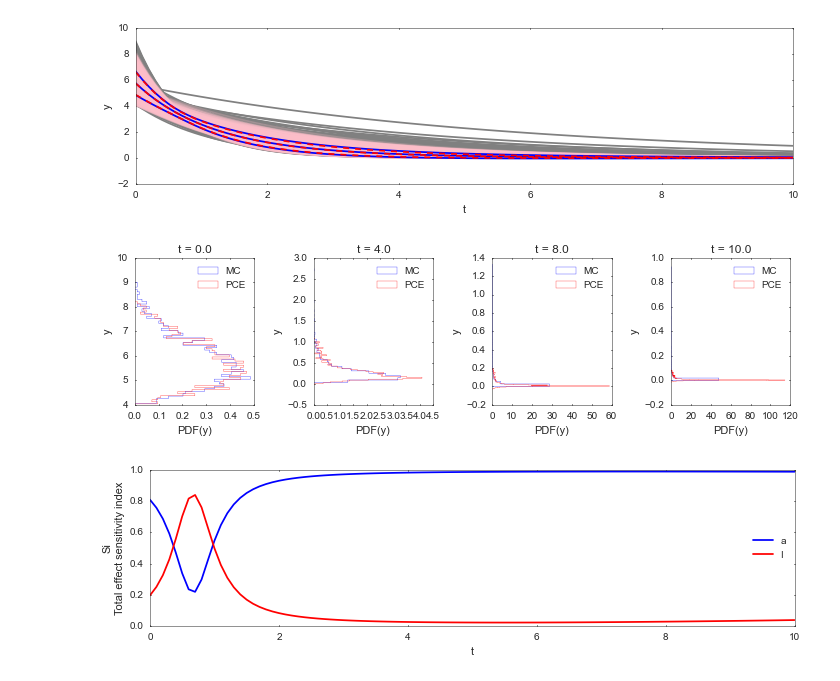
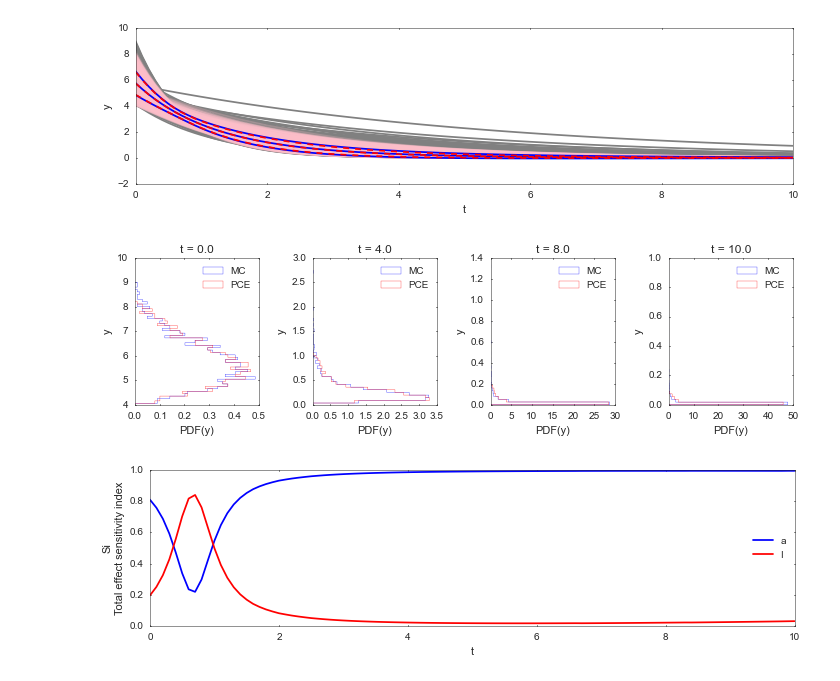
Before and after one commit to brauliobarahona/PCE-4-WindEnergy, a Jupyter notebook: Example/5)_Example.ipynb, the cells around one changed output. Drawn from its saved outputs; the diff is of its cells as text; code cells hidden in the pictures.

Commit message:
Added case 4b with improved convergence for correlated pdf(x). Fixed bug in convergence plots for variance.

```diff
--- a/Example/5)_Example.ipynb
+++ b/Example/5)_Example.ipynb
@@ -109,7 +109,11 @@ P = cp.orth_ttr(M,dist_R)
 nodes_R = dist_R.sample(2**M-1,rule='M') #
 nodes_Q = dist_Q.inv(dist_R.fwd(nodes_R))
 sample_u_pc = [u(x,*node) for node in nodes_Q.T]
-u_hat = cp.fit_regression(P, nodes_R, sample_u_pc)
+# %%
+u_hat = cp.fit_regression(P, nodes_R, sample_u_pc,
+                          #rule='LS')
+                          #rule='T',alpha=1e-2)
+                          rule='LL', alpha=1e-9, max_iter=300)
 # %%
 fig = plt.figure(figsize=[3,3])
 ax = fig.add_subplot(111)
@@ -151,7 +155,8 @@ for i in range(len(u_hat.expons())):
 
 A=np.zeros([M+1,M+1])
 for i in range(len(u_hat.expons())):
-    A[u_hat.expons()[i]]=1.#u_hat.coeffs()[i]
+    if any(u_hat.coeffs()[i] != 0):
+        A[u_hat.expons()[i]]=1.#u_hat.coeffs()[i]
 
 fig = plt.figure(figsize=[3,3])
 ax = fig.add_subplot(111)
@@ -212,36 +217,36 @@ print
 fig = plt.figure(figsize=[10,3])
 
 for i,x_ref in enumerate([0., 4., 8., 10.]):
     ax = fig.add_subplot(1,4,i+1)
-    ax.hist(sample_u[:,np.where(x==x_ref)[0]],
+    _, bins , _ = ax.hist(sample_u[:,np.where(x==x_ref)[0]],
              bins=50,#np.linspace(-0.2,.2,50),
              histtype='step',
              color='blue',
              normed=True,
              cumulative=False,
              label='MC',
              orientation=u'horizontal',
             )
 
     ax.hist(sample_u_hat[:,np.where(x==x_ref)[0]],
-             bins=50,#np.linspace(-0.2,.2,50),
+             bins=bins,#np.linspace(-0.2,.2,50),
              histtype='step',
              color='red',
              normed=True,
              cumulative=False,
              label='PCE',
              orientation=u'horizontal',
             )
 
     ax.set_ylabel('y')
     ax.set_xlabel('PDF(y)')
     ax.set_title('t = '+str(x_ref))
     ax.legend(loc='upper right')
 fig.tight_layout()
 fig.savefig('Figures/5_Joe_copula_bot.pdf')
 print
 # %% [output]
-[figure, old version]
+[figure, new version]
 # %%
 Sensitivity = cp.Sens_t(u_hat, dist_R)
 
@@ -257,4 +262,4 @@ ax.set_ylabel('Si\nTotal effect sensitivity index')
 fig.tight_layout()
 fig.savefig('Figures/5_Joe_copula_Sens.pdf')
 # %% [output]
-[figure, old version]
+[figure, new version]
```
Also changed, not shown: parts of 1 cell of this notebook, 41 other files.
